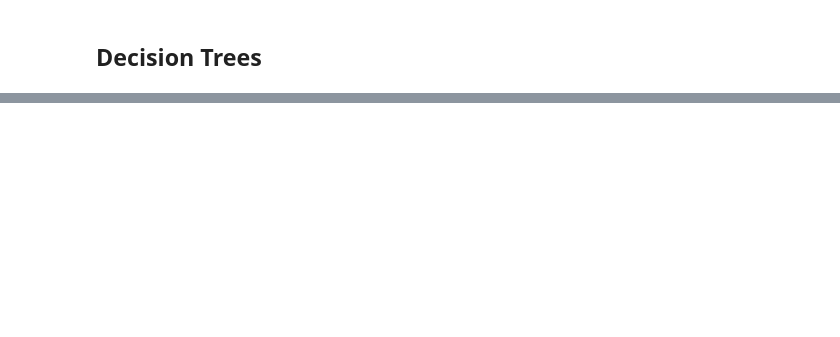
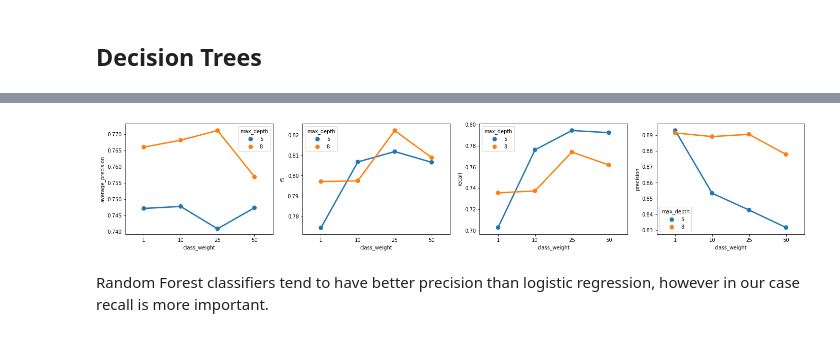
Before and after one commit to nmaager/Credit-Card-Fraud-Detection, a Jupyter notebook: Models.ipynb, the cells around one changed output, grey strips where cells are left out. Drawn from its saved outputs; the diff is of its cells as text; code cells hidden in the pictures; blank space fills up the shorter version.

Commit message:
added random forrests

```diff
--- a/Models.ipynb
+++ b/Models.ipynb
@@ -320,0 +473,7 @@ comming soon...
+# %%
+param_grid = {"clf__class_weight": [{0:1,1:1}, {0:1,1:10}, {0:1,1:25}, {0:1,1:50}], "clf__max_depth": [5, 8]}
+# %%
+scoring = ["average_precision", "f1", "recall", "precision"]
+gs = GridSearchCV(pipe, param_grid, cv=5, n_jobs=7, scoring=scoring, refit="average_precision")
+# %%
+gs.fit(X,y)
@@ -320,0 +498,8 @@ comming soon...
+# %%
+columns = ["param_clf__class_weight", "param_clf__max_depth"]+["mean_test_" + scorer for scorer in scoring]
+results = pd.DataFrame(gs.cv_results_)[columns]
+weights = [c[1] for c in gs.cv_results_["param_clf__class_weight"].compressed()]
+results = results.assign(param_clf__class_weight=weights)
+
+results.columns = [c.replace("param_clf__", "").replace("mean_test_","") for c in results.columns]
+results
@@ -320,0 +516,12 @@ comming soon...
+# %%
+f,ax = plt.subplots(1,4, figsize=(24,4))
+
+sns.pointplot(x="class_weight", y="average_precision", hue="max_depth", data=results, ax=ax[0])
+sns.pointplot(x="class_weight", y="f1", hue="max_depth", data=results, ax=ax[1])
+sns.pointplot(x="class_weight", y="recall", hue="max_depth", data=results, ax=ax[2])
+sns.pointplot(x="class_weight", y="precision", hue="max_depth", data=results, ax=ax[3])
+plt.show()
+# %% [output]
+[figure, added]
+# %% [markdown]
+Random Forest classifiers tend to have better precision than logistic regression, however in our case recall is more important.
```
Also changed, not shown: parts of 20 cells of this notebook, 1 other file.
